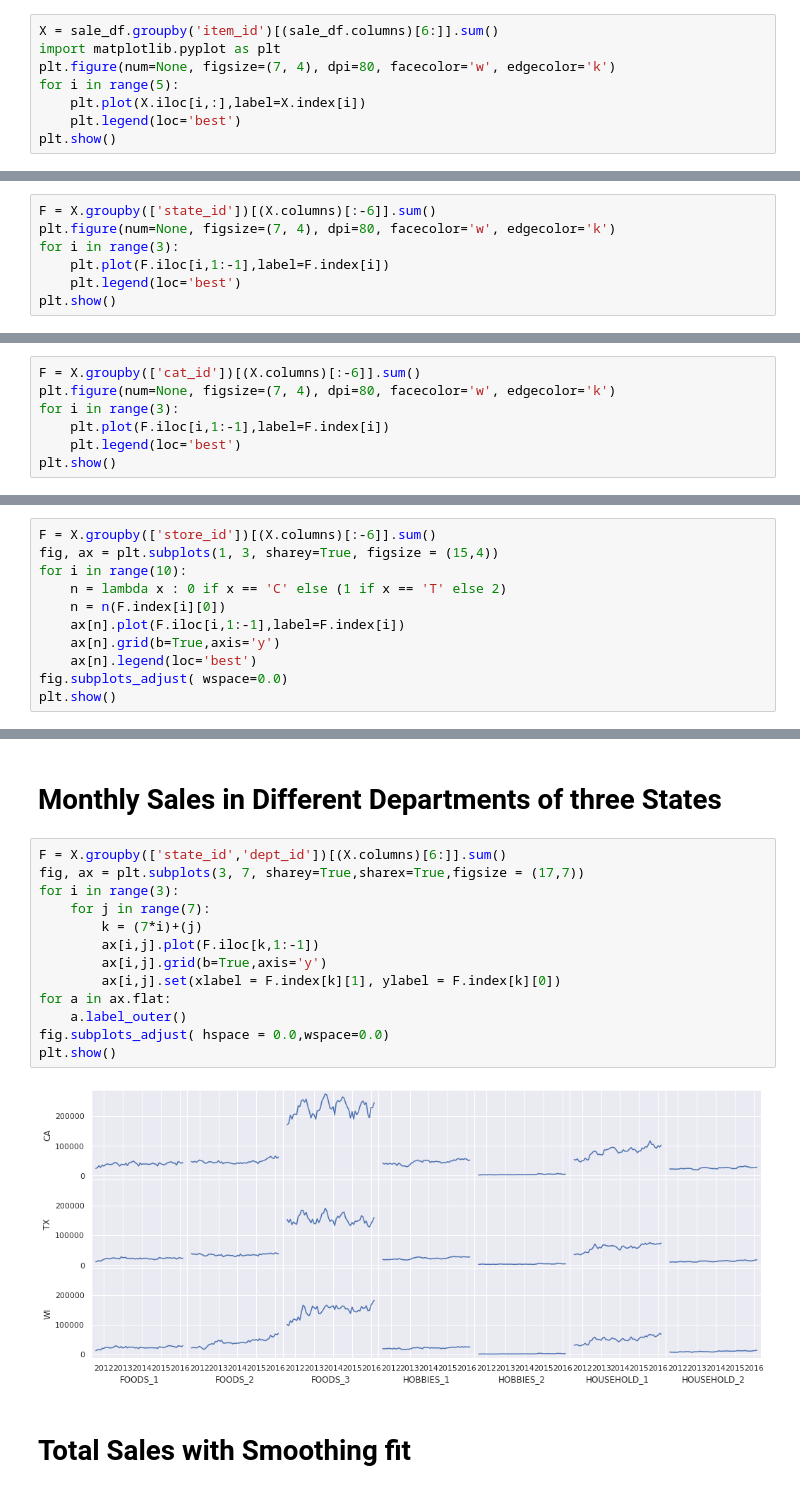
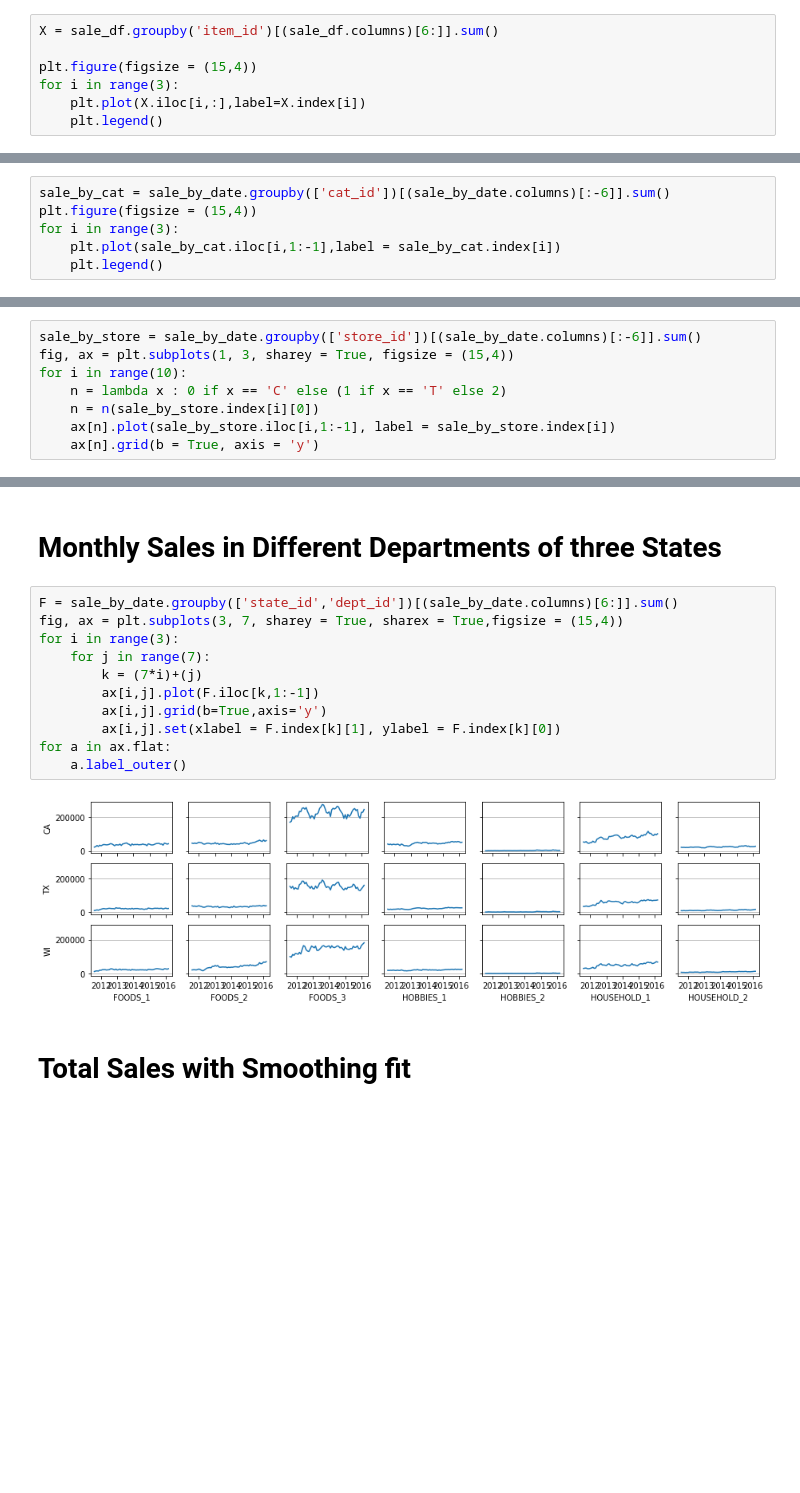
Before and after one commit to quangviet/python4engineer, a Jupyter notebook: Problem_2/problem_2.ipynb, the cells around one changed output, grey strips where cells are left out. Saved outputs shown, nothing was run; the diff lists cells and outputs as text; blank space fills up the shorter version.

```diff
--- a/Problem_2/problem_2.ipynb
+++ b/Problem_2/problem_2.ipynb
@@ -55,9 +67,8 @@ for c in ((sale_df.columns)[6:]):
 # %%
 X = sale_df.groupby('item_id')[(sale_df.columns)[6:]].sum()
-import matplotlib.pyplot as plt
-plt.figure(num=None, figsize=(7, 4), dpi=80, facecolor='w', edgecolor='k')
-for i in range(5):
+
+plt.figure(figsize = (15,4))
+for i in range(3):
     plt.plot(X.iloc[i,:],label=X.index[i])
-    plt.legend(loc='best')
-plt.show()
+    plt.legend()
 # %% [output]
@@ -80,7 +98,0 @@ for c in ((X.columns)[:-6]):
-# %%
-F = X.groupby(['state_id'])[(X.columns)[:-6]].sum()
-plt.figure(num=None, figsize=(7, 4), dpi=80, facecolor='w', edgecolor='k')
-for i in range(3):
-    plt.plot(F.iloc[i,1:-1],label=F.index[i])
-    plt.legend(loc='best')
-plt.show()
@@ -89,10 +99,9 @@ plt.show()
 # %% [markdown]
 # **Monthly sales of different categories**
 # %%
-F = X.groupby(['cat_id'])[(X.columns)[:-6]].sum()
-plt.figure(num=None, figsize=(7, 4), dpi=80, facecolor='w', edgecolor='k')
+sale_by_cat = sale_by_date.groupby(['cat_id'])[(sale_by_date.columns)[:-6]].sum()
+plt.figure(figsize = (15,4))
 for i in range(3):
-    plt.plot(F.iloc[i,1:-1],label=F.index[i])
-    plt.legend(loc='best')
-plt.show()
+    plt.plot(sale_by_cat.iloc[i,1:-1],label = sale_by_cat.index[i])
+    plt.legend()
 # %% [output]
@@ -109,14 +117,11 @@ plt.show()
 # %% [markdown]
 # **Monthly sales in different stores**
 # %%
-F = X.groupby(['store_id'])[(X.columns)[:-6]].sum()
-fig, ax = plt.subplots(1, 3, sharey=True, figsize = (15,4))
+sale_by_store = sale_by_date.groupby(['store_id'])[(sale_by_date.columns)[:-6]].sum()
+fig, ax = plt.subplots(1, 3, sharey = True, figsize = (15,4))
 for i in range(10):
     n = lambda x : 0 if x == 'C' else (1 if x == 'T' else 2)
-    n = n(F.index[i][0])
-    ax[n].plot(F.iloc[i,1:-1],label=F.index[i])
-    ax[n].grid(b=True,axis='y')
-    ax[n].legend(loc='best')
-fig.subplots_adjust( wspace=0.0)
-plt.show()
+    n = n(sale_by_store.index[i][0])
+    ax[n].plot(sale_by_store.iloc[i,1:-1], label = sale_by_store.index[i])
+    ax[n].grid(b = True, axis = 'y')
 # %% [output]
@@ -124,20 +129,18 @@ plt.show()
 # %% [markdown]
 # **Monthly Sales in Different Departments of three States**
 # %%
-F = X.groupby(['state_id','dept_id'])[(X.columns)[6:]].sum()
-fig, ax = plt.subplots(3, 7, sharey=True,sharex=True,figsize = (17,7))
+F = sale_by_date.groupby(['state_id','dept_id'])[(sale_by_date.columns)[6:]].sum()
+fig, ax = plt.subplots(3, 7, sharey = True, sharex = True,figsize = (15,4))
 for i in range(3):
     for j in range(7):
         k = (7*i)+(j)
         ax[i,j].plot(F.iloc[k,1:-1])
         ax[i,j].grid(b=True,axis='y')
         ax[i,j].set(xlabel = F.index[k][1], ylabel = F.index[k][0])
 for a in ax.flat:
     a.label_outer()
-fig.subplots_adjust( hspace = 0.0,wspace=0.0)
-plt.show()
 # %% [output]
-[figure, old version]
+[figure, new version]
 # %% [markdown]
 # **Total Sales with Smoothing fit**
 # %%
```
Also changed, not shown: parts of 45 cells of this notebook.
